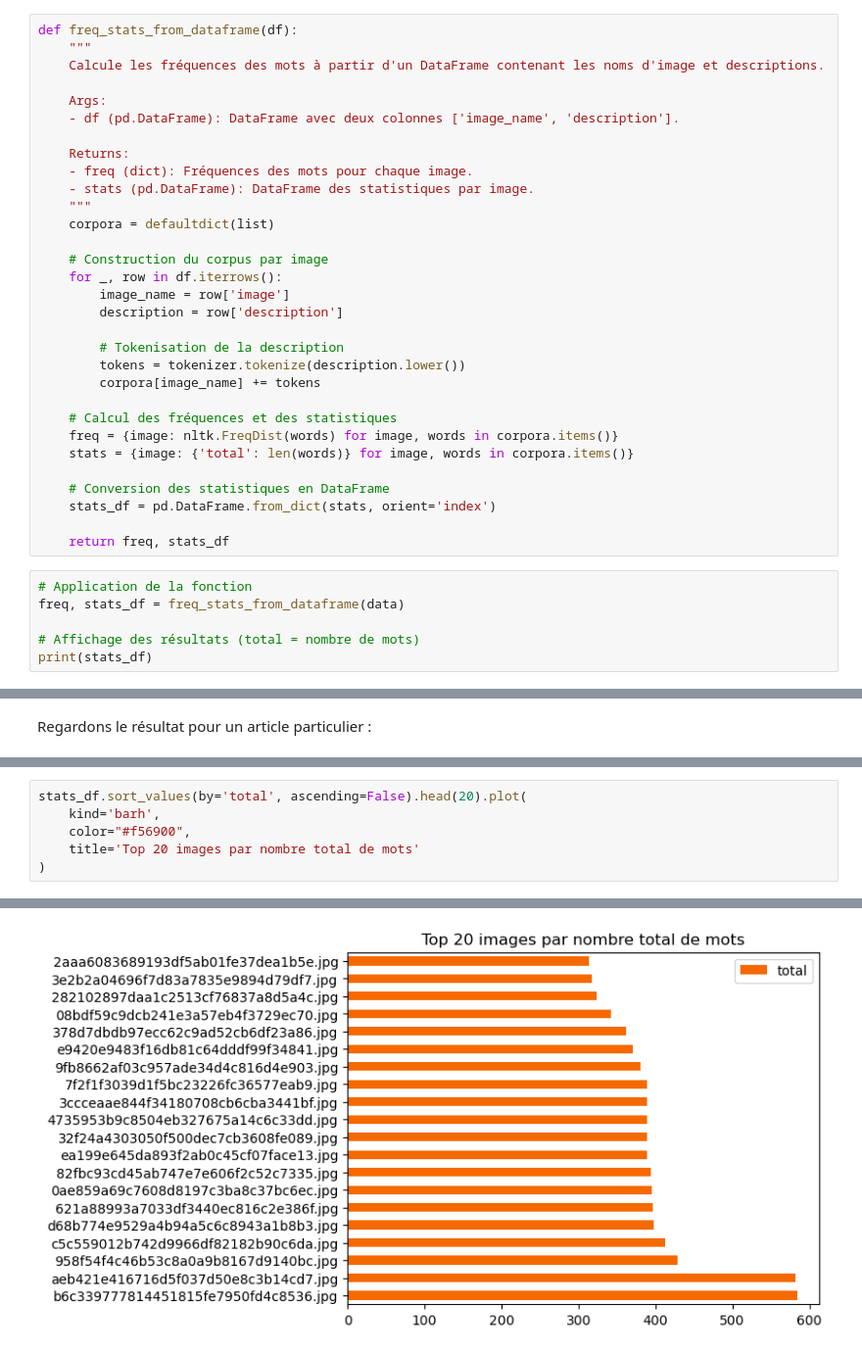
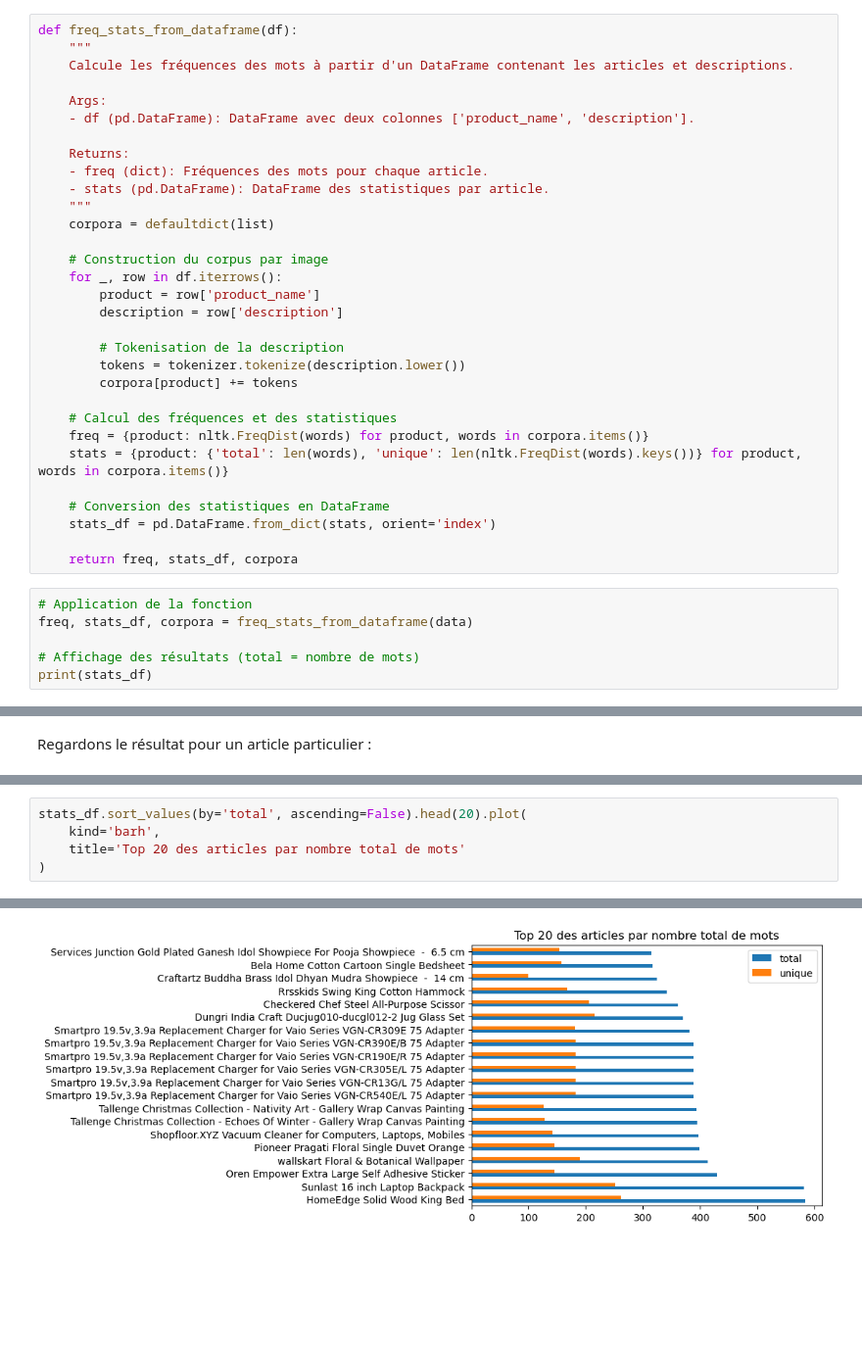
Before and after one commit to ludovic-source/Data_scientist_formation, a Jupyter notebook: projet_6/Projet_6_mission1.ipynb, the cells around one changed output, grey strips where cells are left out. Shown at 98% size. Drawn from its saved outputs; the diff is of its cells as text; blank space fills up the shorter version.

```diff
--- a/projet_6/Projet_6_mission1.ipynb
+++ b/projet_6/Projet_6_mission1.ipynb
@@ -188,37 +189,37 @@ tokenizer.tokenize(data.iloc[0]['description'])
 # %%
 def freq_stats_from_dataframe(df):
     """
-    Calcule les fréquences des mots à partir d'un DataFrame contenant les noms d'image et descriptions.
+    Calcule les fréquences des mots à partir d'un DataFrame contenant les articles et descriptions.
 
     Args:
-    - df (pd.DataFrame): DataFrame avec deux colonnes ['image_name', 'description'].
+    - df (pd.DataFrame): DataFrame avec deux colonnes ['product_name', 'description'].
 
     Returns:
-    - freq (dict): Fréquences des mots pour chaque image.
-    - stats (pd.DataFrame): DataFrame des statistiques par image.
+    - freq (dict): Fréquences des mots pour chaque article.
+    - stats (pd.DataFrame): DataFrame des statistiques par article.
     """
     corpora = defaultdict(list)
 
     # Construction du corpus par image
     for _, row in df.iterrows():
-        image_name = row['image']
+        product = row['product_name']
         description = row['description']
 
         # Tokenisation de la description
         tokens = tokenizer.tokenize(description.lower())
-        corpora[image_name] += tokens
+        corpora[product] += tokens
 
     # Calcul des fréquences et des statistiques
-    freq = {image: nltk.FreqDist(words) for image, words in corpora.items()}
-    stats = {image: {'total': len(words)} for image, words in corpora.items()}
+    freq = {product: nltk.FreqDist(words) for product, words in corpora.items()}
+    stats = {product: {'total': len(words), 'unique': len(nltk.FreqDist(words).keys())} for product, words in corpora.items()}
 
     # Conversion des statistiques en DataFrame
     stats_df = pd.DataFrame.from_dict(stats, orient='index')
 
-    return freq, stats_df
+    return freq, stats_df, corpora
 # %%
 # Application de la fonction
-freq, stats_df = freq_stats_from_dataframe(data)
+freq, stats_df, corpora = freq_stats_from_dataframe(data)
 
 # Affichage des résultats (total = nombre de mots)
 print(stats_df)
@@ -247,7 +250,6 @@ print(freq["55b85ea15a1536d46b7190ad6fff8ce7.jpg"].most_common())
 # %%
 stats_df.sort_values(by='total', ascending=False).head(20).plot(
     kind='barh',
-    color="#f56900",
-    title='Top 20 images par nombre total de mots'
+    title='Top 20 des articles par nombre total de mots'
 )
 # %% [output]
@@ -255 +257 @@ stats_df.sort_values(by='total', ascending=False).head(20).plot(
-[figure, old version]
+[figure, new version]
```
Also changed, not shown: parts of 16 cells of this notebook.
